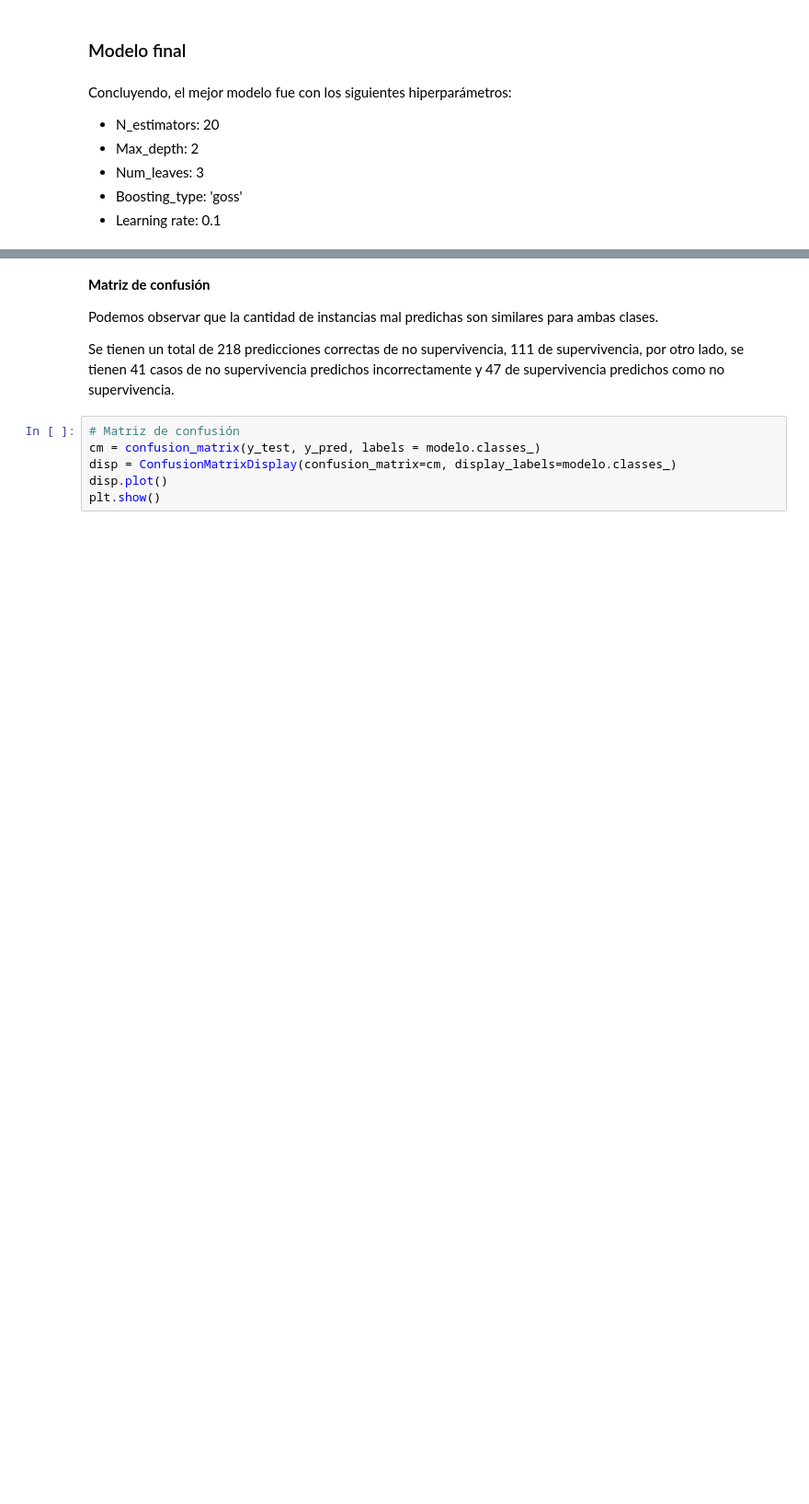
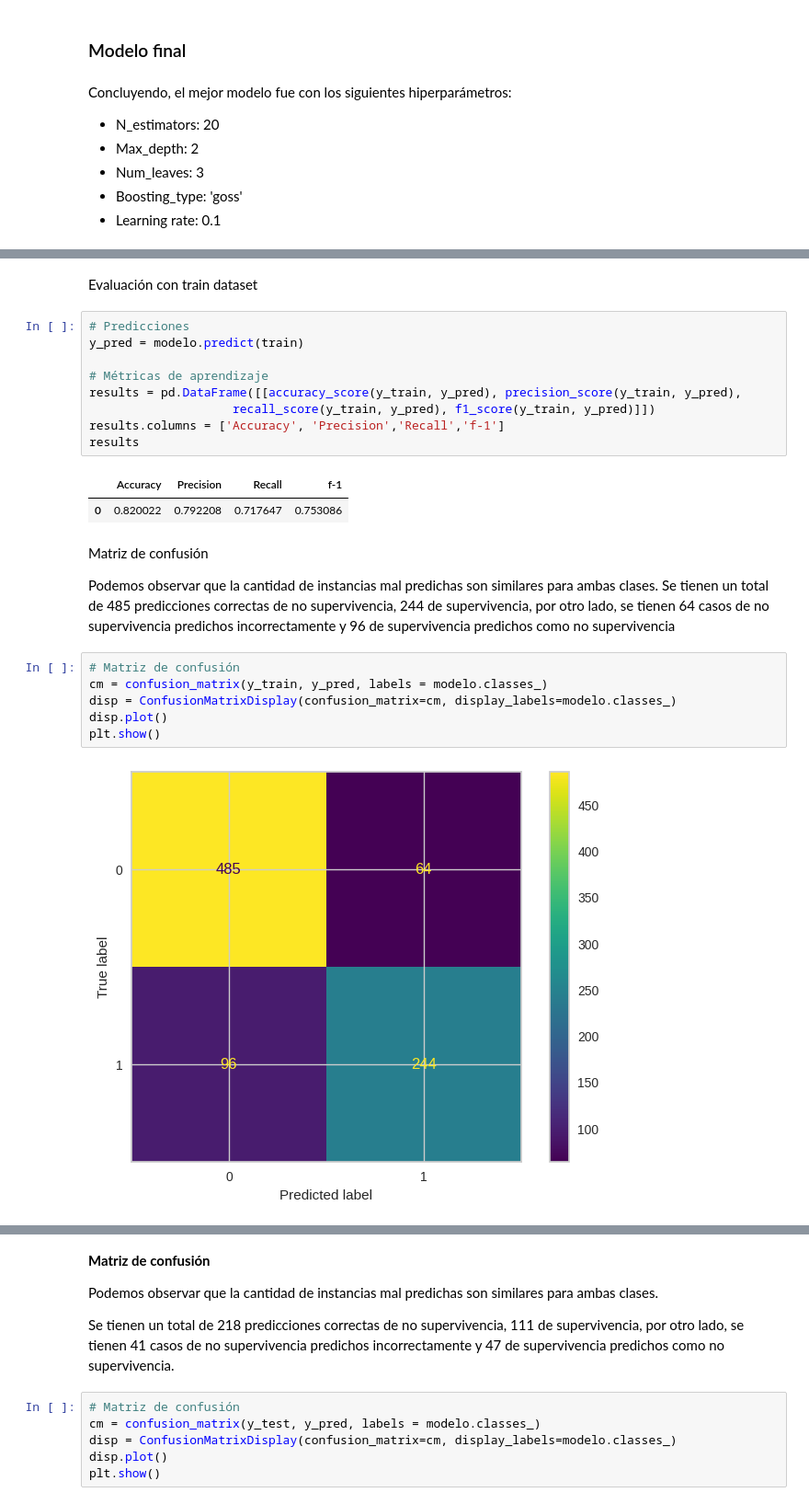
Before and after one commit to fedemedina72/IA1_Equipo8, a Jupyter notebook: Modelos/Modelos.ipynb, the cells around one changed output, grey strips where cells are left out. Shown at 92% size. Cells and saved outputs as stored; diff of their text form; blank space fills up the shorter version.

Commit message:
actualizacion modelo

```diff
--- a/Modelos/Modelos.ipynb
+++ b/Modelos/Modelos.ipynb
@@ -482,0 +499,27 @@ Concluyendo, el mejor modelo fue con los siguientes hiperparámetros:
+# %% [markdown]
+Evaluación con train dataset
+# %%
+# Predicciones
+y_pred = modelo.predict(train)
+
+# Métricas de aprendizaje
+results = pd.DataFrame([[accuracy_score(y_train, y_pred), precision_score(y_train, y_pred),
+                    recall_score(y_train, y_pred), f1_score(y_train, y_pred)]])
+results.columns = ['Accuracy', 'Precision','Recall','f-1']
+results
+# %% [output]
+|  | Accuracy | Precision | Recall | f-1 |
+| 0 | 0.820022 | 0.792208 | 0.717647 | 0.753086 |
+# %% [markdown]
+Matriz de confusión
+
+Podemos observar que la cantidad de instancias mal predichas son similares para ambas clases.
+Se tienen un total de 485 predicciones correctas de no supervivencia, 244 de supervivencia, por otro lado, se tienen 64 casos de no supervivencia predichos incorrectamente y 96 de supervivencia predichos como no supervivencia
+# %%
+# Matriz de confusión
+cm = confusion_matrix(y_train, y_pred, labels = modelo.classes_)
+disp = ConfusionMatrixDisplay(confusion_matrix=cm, display_labels=modelo.classes_)
+disp.plot()
+plt.show()
+# %% [output]
+[figure, added]
```
Also changed, not shown: parts of 51 cells of this notebook.
